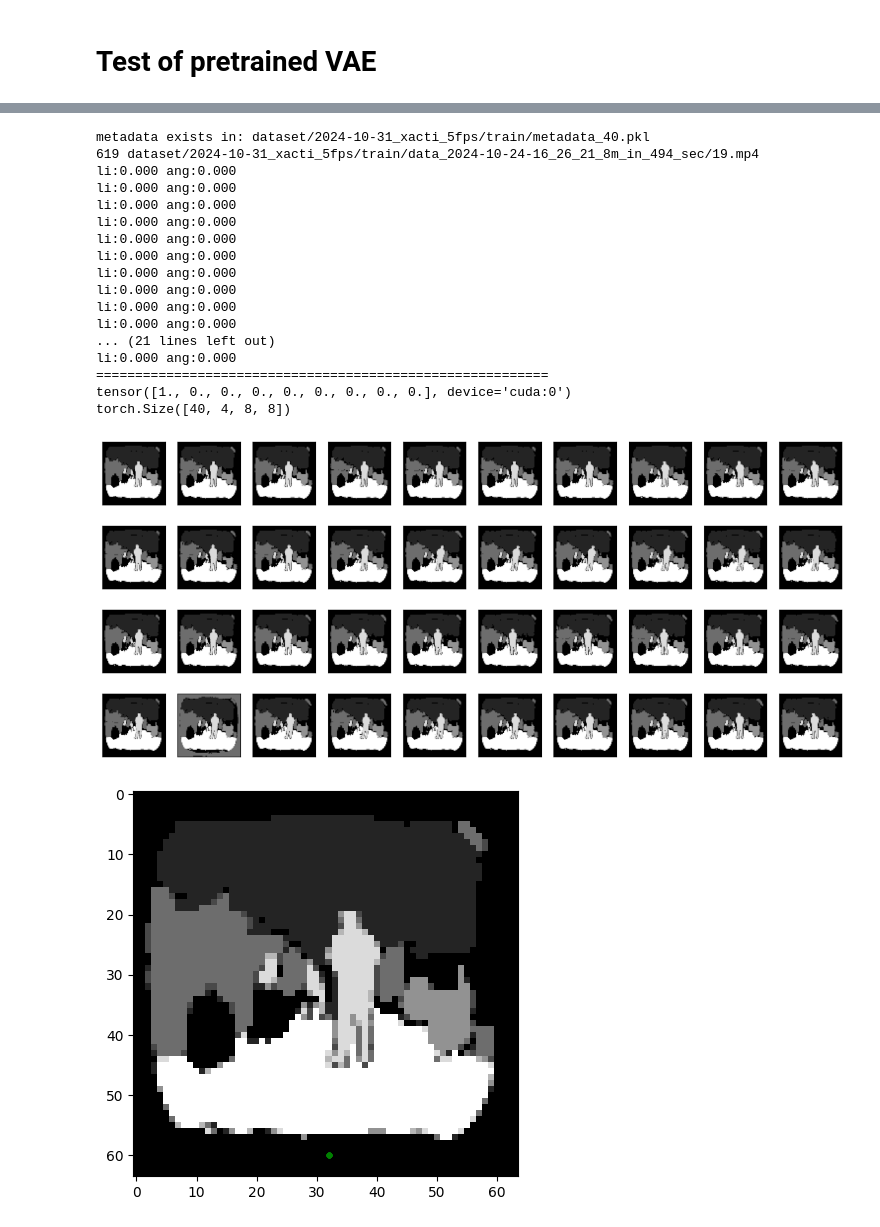
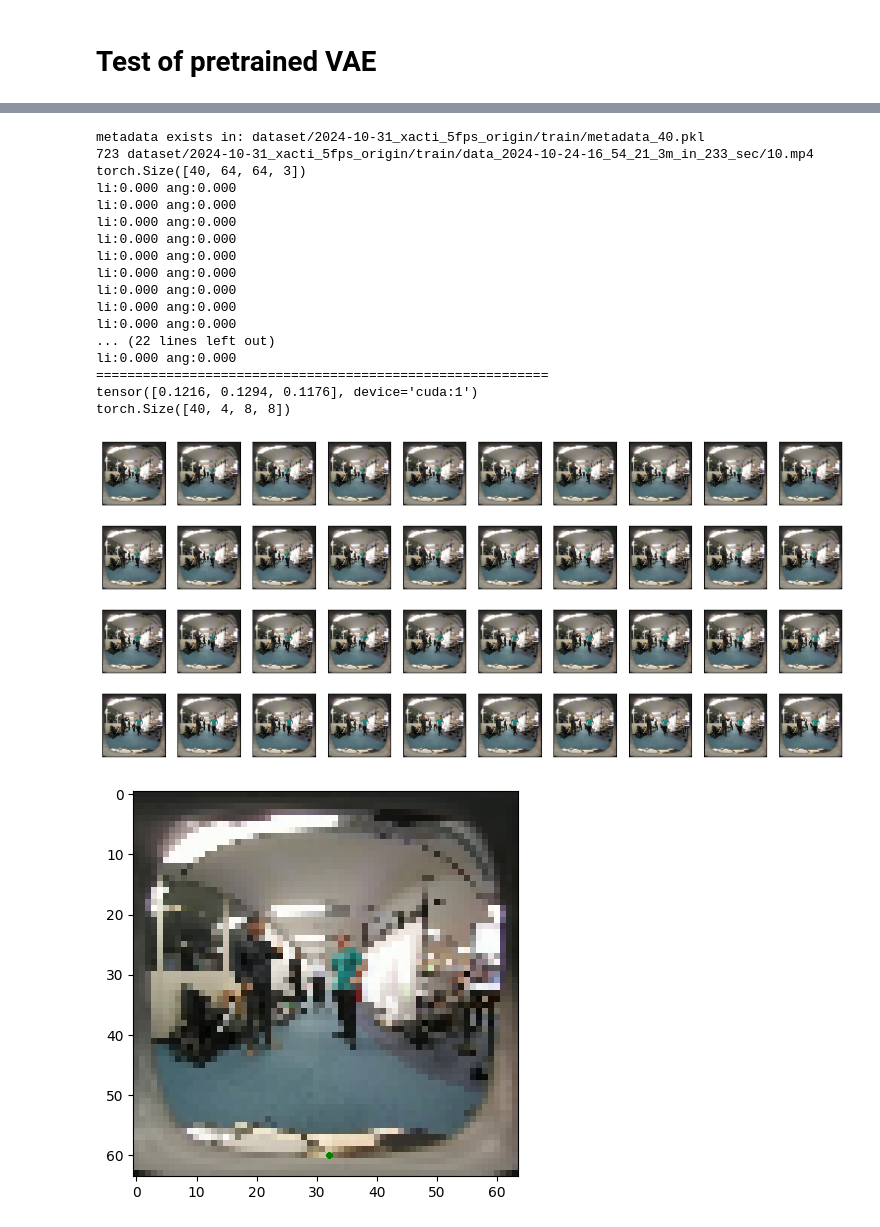
Before and after one commit to innovation-x/mmVDT_robo_nav, a Jupyter notebook: test_vae.ipynb, the cells around one changed output, grey strips where cells are left out. Saved outputs shown, nothing was run; the diff lists cells and outputs as text; code cells hidden in the pictures.

```diff
--- a/test_vae.ipynb
+++ b/test_vae.ipynb
@@ -14,12 +14,12 @@ import matplotlib.pyplot as plt
 import matplotlib.image as mpimg
 from torchvision.utils import save_image
 # %%
-DEVICE = torch.device("cuda" if torch.cuda.is_available() else "cpu")
+DEVICE = torch.device("cuda:1" if torch.cuda.is_available() else "cpu")
 print(DEVICE)
 # The parser setting
 parser = argparse.ArgumentParser()
 parser = VideoDataset.add_model_specific_args(parser)
-parser.add_argument('--data_path', type=str, default='dataset/2024-10-31_xacti_5fps')
+# parser.add_argument('--data_path', type=str, default='dataset/2024-10-31_xacti_5fps')
 parser.add_argument('--data_path', type=str, default='dataset/2024-10-31_xacti_5fps_origin')
 # parser.add_argument('--data_path', type=str, default='/home/xu/xu/robo_nav/dataset/Huron_processed_seg')
 
@@ -64,16 +64,10 @@ from diffusers.models import AutoencoderKL
 mulgpu = True
 rgb = True
 
-vae = AutoencoderKL.from_pretrained(f"stabilityai/sd-vae-ft-mse")
-vae.encoder.conv_in = nn.Conv2d(9, vae.encoder.conv_in.out_channels, kernel_size=3, stride=1, padding=1)
-vae.decoder.conv_out = nn.Conv2d(vae.decoder.conv_out.in_channels, 9, kernel_size=3, stride=1, padding=1)
-
-modelData = 'checkpoints_vae_seg/vae_20241031_20.pth.tar'
-checkpoint = torch.load(modelData)
 if mulgpu:
     if rgb:
         input_dim = 3
-        modelData = 'checkpoints_vae_seg/vae_20241031_rgb_20.pth.tar'
+        modelData = 'checkpoints_vae_seg/vae_20241031_rgb20.pth.tar'
         checkpoint = torch.load(modelData)
         state_dict = checkpoint['model_state_dict']
         state_dict = {k.replace("module.", ""): v for k, v in state_dict.items()}
@@ -87,47 +81,52 @@ else:
     modelData = 'checkpoints_vae_seg/vae_40.pth.tar'
     checkpoint = torch.load(modelData)
     state_dict = checkpoint['model_state_dict']
+
+vae = AutoencoderKL.from_pretrained(f"stabilityai/sd-vae-ft-mse")
+vae.encoder.conv_in = nn.Conv2d(input_dim, vae.encoder.conv_in.out_channels, kernel_size=3, stride=1, padding=1)
+vae.decoder.conv_out = nn.Conv2d(vae.decoder.conv_out.in_channels, input_dim, kernel_size=3, stride=1, padding=1)
 vae.load_state_dict(state_dict)
 
 vae = vae.to(DEVICE)
 # %%
 from utils import visual_vid_mmot
 
-valid_dataset = Dataset(args.data_path, args.sequence_length,rgb=False, train=True, resolution=args.resolution)
-batch, vid_idx, path = valid_dataset[11000]
+valid_dataset = Dataset(args.data_path, args.sequence_length,rgb=True, train=True, resolution=args.resolution)
+batch, vid_idx, path = valid_dataset[13180]
 print(vid_idx, path)
 
 x, mot = dict.values(batch)
+print(x.shape)
 mot = mot.reshape(1,2,args.sequence_length).permute(0,2,1).to(DEVICE)
-visual_vid_mmot(x.reshape(1,args.sequence_length,64,64,input_dim),mot.reshape(1,args.sequence_length,2), grid=False, rgb=rgb)
+visual_vid_mmot(x.reshape(args.sequence_length,64,64,input_dim),mot.reshape(1,args.sequence_length,2), grid=False, rgb=rgb)
 
 raw_x = x.permute(0,3,1,2).to(DEVICE)
 print(raw_x.permute(0,2,3,1)[0,0,0])
 
 with torch.no_grad():
     # Map input images to latent space + normalize latents:
     enc = vae.encode(raw_x).latent_dist.sample()
 print(enc.shape)
 # %% [output]
-metadata exists in: dataset/2024-10-31_xacti_5fps/train/metadata_40.pkl
-619 dataset/2024-10-31_xacti_5fps/train/data_2024-10-24-16_26_21_8m_in_494_sec/19.mp4
+metadata exists in: dataset/2024-10-31_xacti_5fps_origin/train/metadata_40.pkl
+723 dataset/2024-10-31_xacti_5fps_origin/train/data_2024-10-24-16_54_21_3m_in_233_sec/10.mp4
+torch.Size([40, 64, 64, 3])
 li:0.000 ang:0.000
 li:0.000 ang:0.000
 li:0.000 ang:0.000
 li:0.000 ang:0.000
 li:0.000 ang:0.000
 li:0.000 ang:0.000
 li:0.000 ang:0.000
 li:0.000 ang:0.000
 li:0.000 ang:0.000
-li:0.000 ang:0.000
-... (21 lines left out)
+... (22 lines left out)
 li:0.000 ang:0.000
 ==========================================================
-tensor([1., 0., 0., 0., 0., 0., 0., 0., 0.], device='cuda:0')
+tensor([0.1216, 0.1294, 0.1176], device='cuda:1')
 torch.Size([40, 4, 8, 8])
-[figure, old version]
+[figure, new version]
-[figure, old version]
+[figure, new version]
 # %%
 # z = torch.randn(16,4,8,8).to(DEVICE)
 
```
Also changed, not shown: parts of 3 cells of this notebook, 4 other files.
